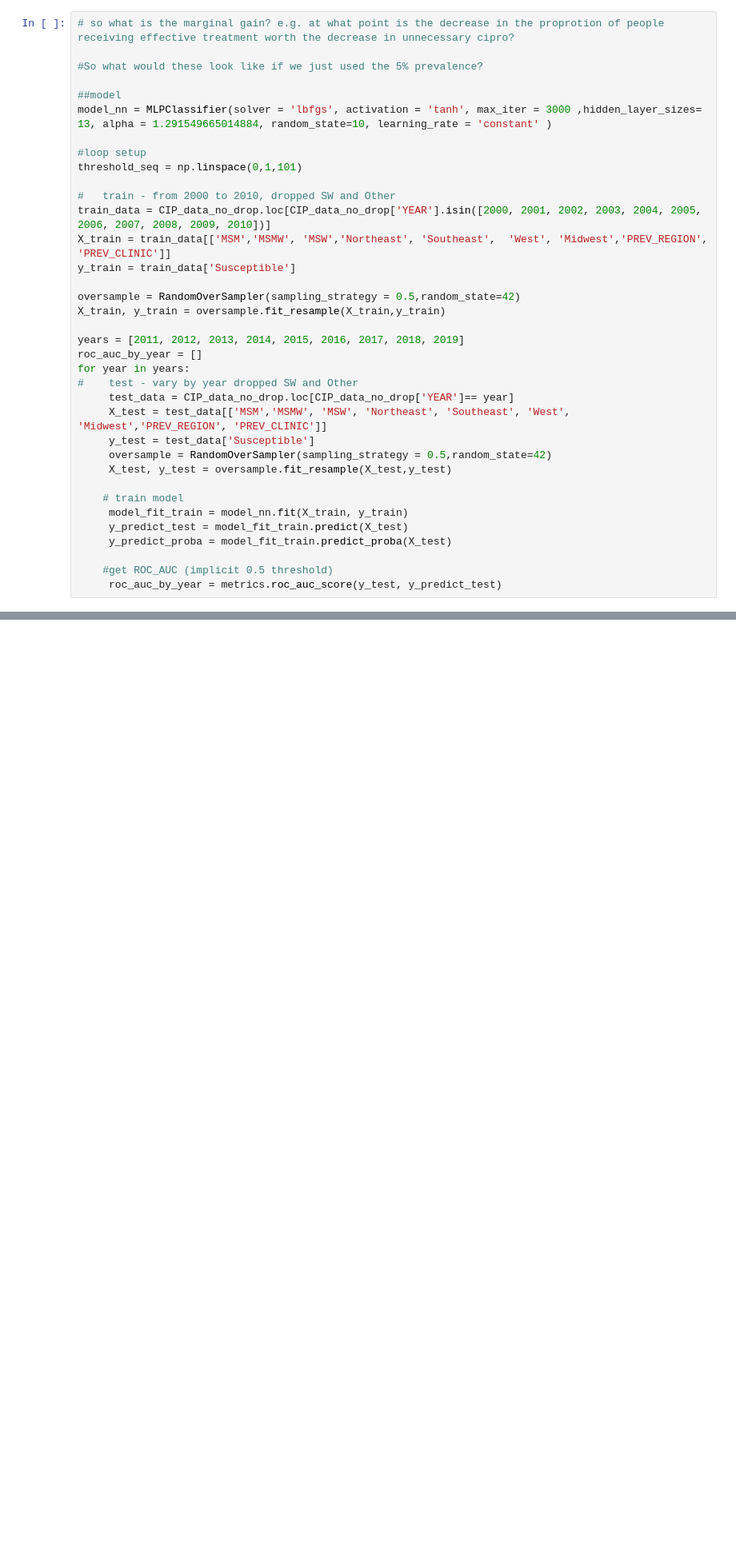
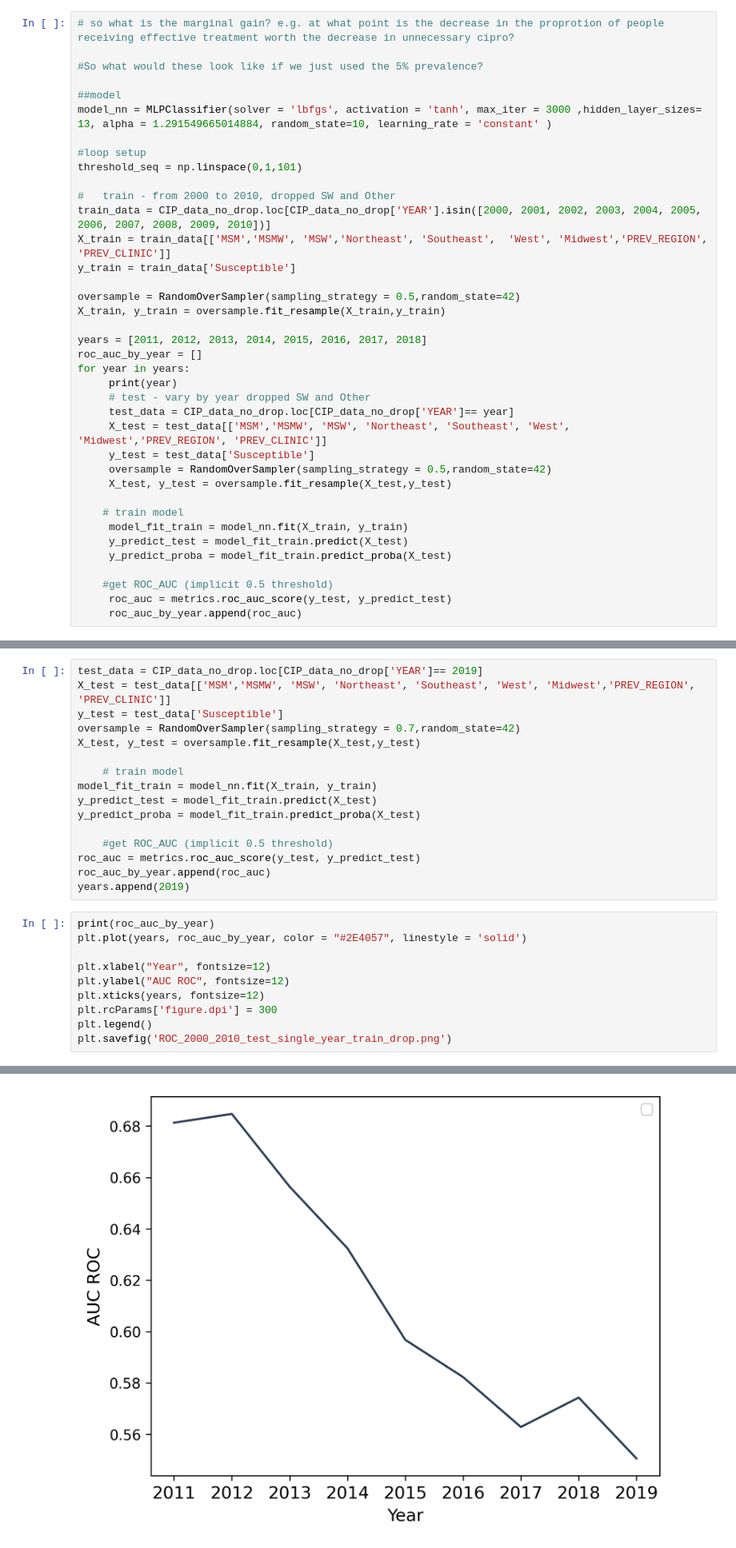
Before and after one commit to RachelMurray-Watson/GISP_data_initial, a Jupyter notebook: Efficacy_model_different_years.ipynb, the cells around one changed output, grey strips where cells are left out. Shown: that part at 80% size. Saved outputs shown, nothing was run; the diff lists cells and outputs as text; blank space fills up the shorter version.

Commit message:
Added scan over each year - 2019 needed seperate sampling

```diff
--- a/Efficacy_model_different_years.ipynb
+++ b/Efficacy_model_different_years.ipynb
@@ -38,10 +38,11 @@ y_train = train_data['Susceptible']
 oversample = RandomOverSampler(sampling_strategy = 0.5,random_state=42)
 X_train, y_train = oversample.fit_resample(X_train,y_train)
 
-years = [2011, 2012, 2013, 2014, 2015, 2016, 2017, 2018, 2019]
+years = [2011, 2012, 2013, 2014, 2015, 2016, 2017, 2018]
 roc_auc_by_year = []
 for year in years:
-#    test - vary by year dropped SW and Other
+     print(year)
+     # test - vary by year dropped SW and Other
      test_data = CIP_data_no_drop.loc[CIP_data_no_drop['YEAR']== year]
      X_test = test_data[['MSM','MSMW', 'MSW', 'Northeast', 'Southeast', 'West', 'Midwest','PREV_REGION', 'PREV_CLINIC']]
      y_test = test_data['Susceptible']
@@ -54,4 +55,5 @@ for year in years:
      y_predict_proba = model_fit_train.predict_proba(X_test)
 
     #get ROC_AUC (implicit 0.5 threshold)
-     roc_auc_by_year = metrics.roc_auc_score(y_test, y_predict_test)
+     roc_auc = metrics.roc_auc_score(y_test, y_predict_test)
+     roc_auc_by_year.append(roc_auc)
@@ -59,0 +69,27 @@ print(roc_auc_by_year)
+# %%
+test_data = CIP_data_no_drop.loc[CIP_data_no_drop['YEAR']== 2019]
+X_test = test_data[['MSM','MSMW', 'MSW', 'Northeast', 'Southeast', 'West', 'Midwest','PREV_REGION', 'PREV_CLINIC']]
+y_test = test_data['Susceptible']
+oversample = RandomOverSampler(sampling_strategy = 0.7,random_state=42)
+X_test, y_test = oversample.fit_resample(X_test,y_test)
+
+    # train model
+model_fit_train = model_nn.fit(X_train, y_train)
+y_predict_test = model_fit_train.predict(X_test)
+y_predict_proba = model_fit_train.predict_proba(X_test)
+
+    #get ROC_AUC (implicit 0.5 threshold)
+roc_auc = metrics.roc_auc_score(y_test, y_predict_test)
+roc_auc_by_year.append(roc_auc)
+years.append(2019)
+# %%
+print(roc_auc_by_year)
+plt.plot(years, roc_auc_by_year, color = "#2E4057", linestyle = 'solid')
+
+plt.xlabel("Year", fontsize=12)
+plt.ylabel("AUC ROC", fontsize=12)
+plt.xticks(years, fontsize=12)
+plt.rcParams['figure.dpi'] = 300
+plt.legend()
+plt.savefig('ROC_2000_2010_test_single_year_train_drop.png')
+# %% [output]
@@ -59,0 +98 @@ print(roc_auc_by_year)
+[figure, added]
```
Also changed, not shown: parts of 3 cells of this notebook.
